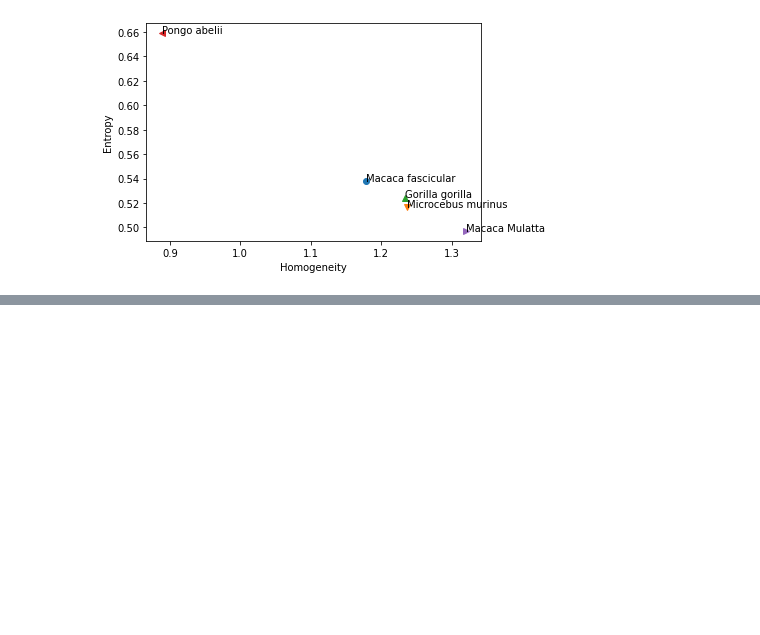
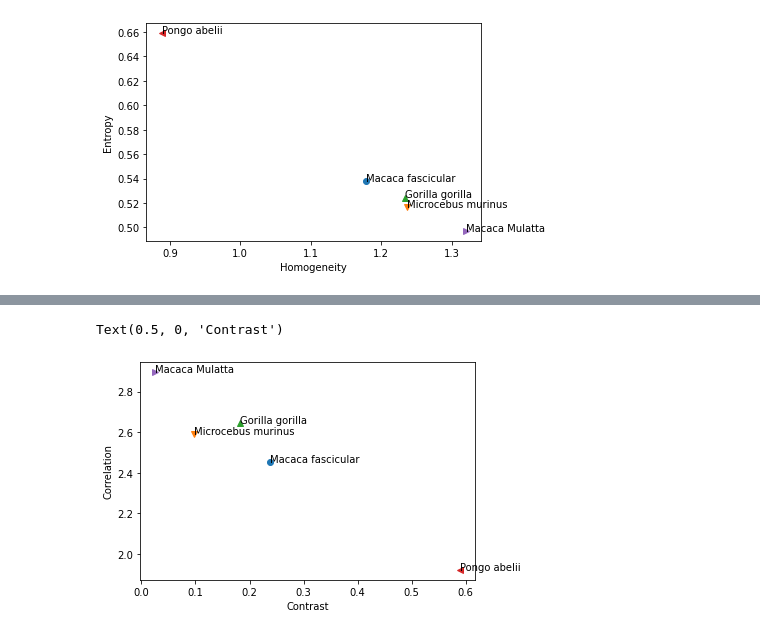
Before and after one commit to GustavoIncaCh/Bioinformatica, a Jupyter notebook: Biotecnologia.ipynb, the cells around one changed output, grey strips where cells are left out. Cells and saved outputs as stored; diff of their text form; code cells hidden in the pictures; blank space fills up the shorter version.

```diff
--- a/Biotecnologia.ipynb
+++ b/Biotecnologia.ipynb
@@ -557,0 +571,15 @@ Text(0.5, 0, 'Homogeneity')
+# %%
+### Correlation x Contrast
+marcadores = ['o','v','^','<','>']
+descripciones = ['Macaca fascicular', 'Microcebus murinus', 'Gorilla gorilla', 'Pongo abelii', 'Macaca Mulatta']
+ax.scatter(correlation,contrast, c='green', label='green',
+               alpha=0.5, edgecolors='none')
+for i in range(len(entropia)):
+  plt.plot(correlation[i], contrast[i], marker=marcadores[i])
+  plt.text(correlation[i], contrast[i],s=descripciones[i])
+
+plt.ylabel("Correlation")
+plt.xlabel("Contrast")
+# %% [output]
+Text(0.5, 0, 'Contrast')
+[figure, added]
```
Also changed, not shown: parts of 2 cells of this notebook.
